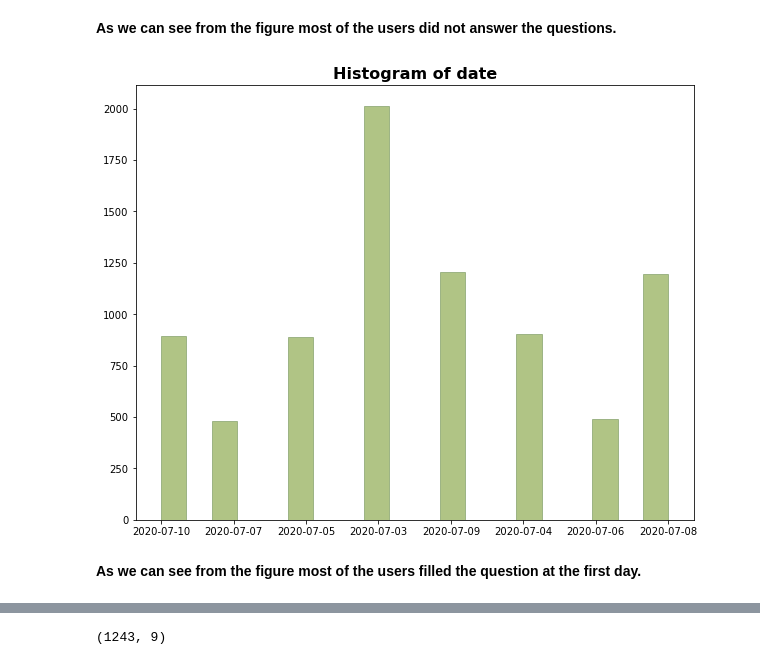
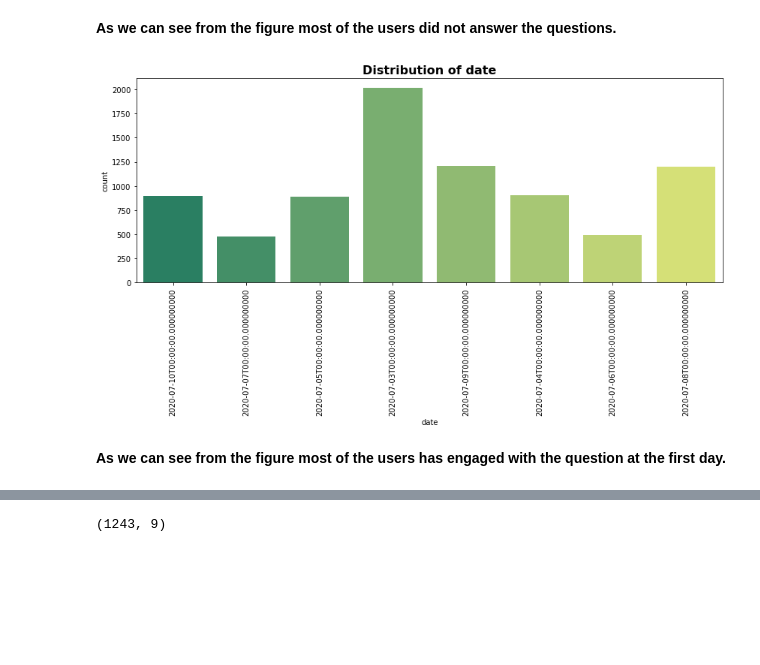
Before and after one commit to nebasam/-hypothesis-testing-for-SmartAd-BIO-service, a Jupyter notebook: notebooks/HypothesisTesting.ipynb, the cells around one changed output, grey strips where cells are left out. Saved outputs shown, nothing was run; the diff lists cells and outputs as text; code cells hidden in the pictures; blank space fills up the shorter version.

```diff
--- a/notebooks/HypothesisTesting.ipynb
+++ b/notebooks/HypothesisTesting.ipynb
@@ -84,37 +84,3 @@ browser        0
 yes            0
 no             0
 dtype: int64
-# %%
-#Histogram
-def plot_hist(df,col1):
-    plt.figure(figsize=(10,8))
-    plt.hist(df[col1],bins=20,color='#B0C485',edgecolor='#64894B',linewidth=0.5)
-    plt.title(f'Histogram of {col1}', size=16,fontweight='bold')
-    plt.show()
-#Scatter plot
-def plot_scatter(df,col1,col2):
-    plt.figure(figsize=(12, 7))
-    sns.scatterplot(data = df, x=col1, y=col2, hue=col1, style=col1)
-    plt.title(f'{col1} vs {col2}', size=16)
-    plt.xticks(fontsize=14)
-    plt.yticks( fontsize=14)
-    plt.show()
-
-def plot_count(df,col1):
-    plt.figure(figsize=(14,5))
-
-    sns.countplot(data=df, x=col1,palette='summer')
-    plt.title(f'Distribution of {col1}', size=16, fontweight='bold')
-    plt.xticks(rotation=90)
-def plot_count_two(df,col1,col2):
-    plt.figure(figsize=(12,8))
-    plt.subplot(1,2,1)
-    sns.countplot(data=df, x=col1,palette='summer')
-    plt.title(f'Distribution of {col1}', size=16, fontweight='bold')
-    plt.xticks(rotation=70)
-
-    plt.subplot(1,2,2)
-    sns.countplot(data=df, x=col2,palette='summer_r')
-    plt.title(f'Distribution of {col2}', size=16, fontweight='bold')
-    plt.xticks(rotation=70)
-    plt.show()
@@ -133,9 +165,9 @@ plot_count_two(db,'yes','no')
 # %% [markdown]
 **As we can see from the figure most of the users did not answer the questions.**
 # %%
-plot_hist(db,'date')
+plot_count(db, 'date')
 # %% [output]
-[figure, old version]
+[figure, new version]
 # %% [markdown]
-**As we can see from the figure most of the users filled the question at the first day.**
+**As we can see from the figure most of the users has engaged with the question at the first day.**
 # %%
```
Also changed, not shown: parts of 11 cells of this notebook.
